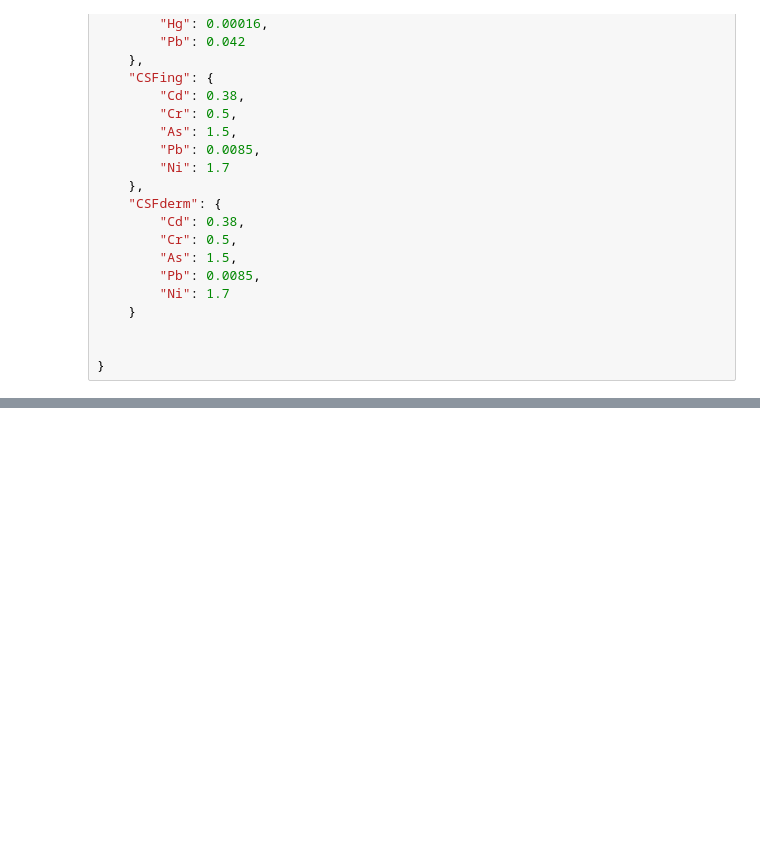
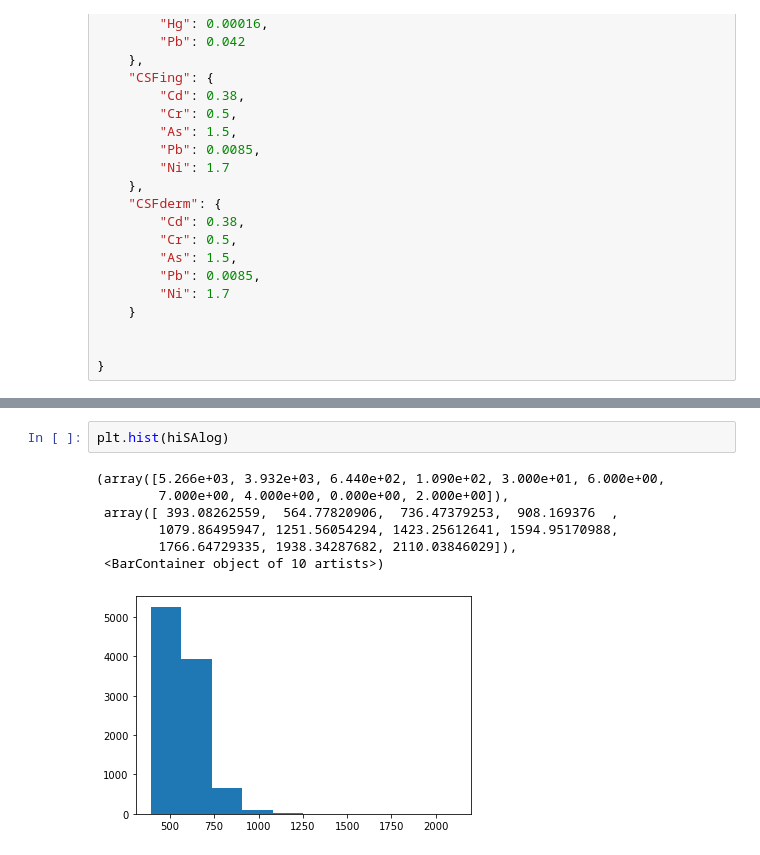
Before and after one commit to rakibhhridoy/OnGoingStudy, a Jupyter notebook: Buriganga/MonteCarlo.ipynb, the cells around one changed output, grey strips where cells are left out. Saved outputs shown, nothing was run; the diff lists cells and outputs as text; blank space fills up the shorter version.

```diff
--- a/Buriganga/MonteCarlo.ipynb
+++ b/Buriganga/MonteCarlo.ipynb
@@ -837,0 +835,10 @@ ilcr_sadult = ilcr.sum(axis=1)
+# %%
+plt.hist(hiSAlog)
+# %% [output]
+(array([5.266e+03, 3.932e+03, 6.440e+02, 1.090e+02, 3.000e+01, 6.000e+00,
+        7.000e+00, 4.000e+00, 0.000e+00, 2.000e+00]),
+ array([ 393.08262559,  564.77820906,  736.47379253,  908.169376  ,
+        1079.86495947, 1251.56054294, 1423.25612641, 1594.95170988,
+        1766.64729335, 1938.34287682, 2110.03846029]),
+ <BarContainer object of 10 artists>)
+[figure, added]
```
Also changed, not shown: parts of 34 cells of this notebook, 14 other files.
